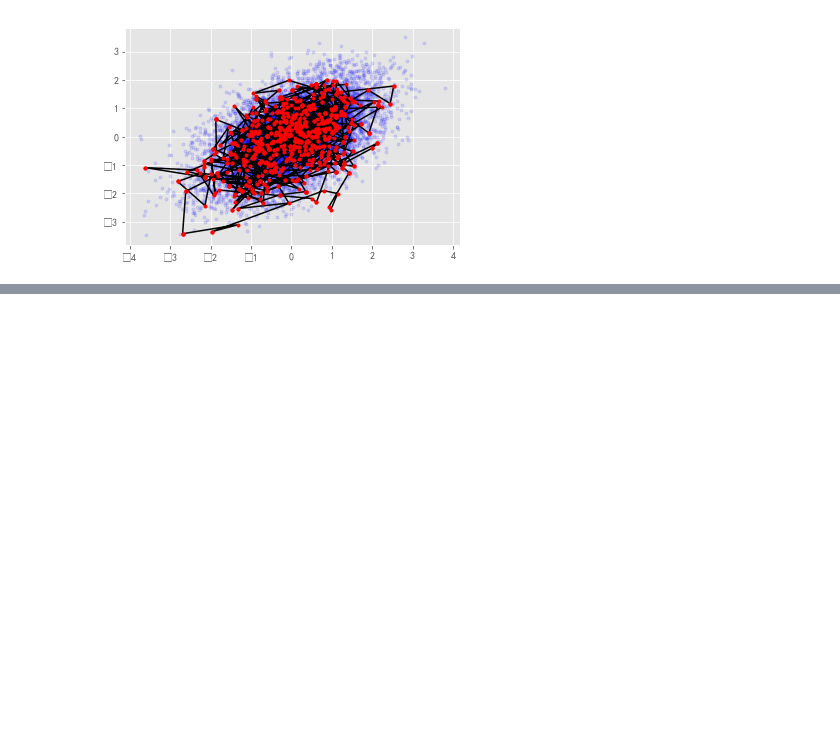
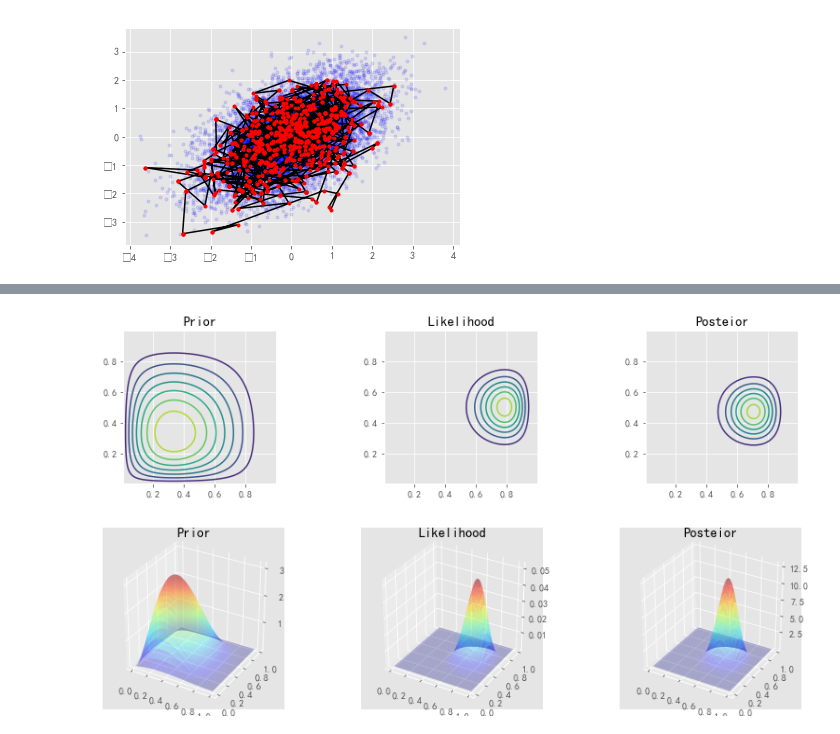
Before and after one commit to wzpfish/paper-note, a Jupyter notebook: notes/sampling/mcmc.ipynb, the cells around one changed output, grey strips where cells are left out. Drawn from its saved outputs; the diff is of its cells as text; code cells hidden in the pictures; blank space fills up the shorter version.

```diff
--- a/notes/sampling/mcmc.ipynb
+++ b/notes/sampling/mcmc.ipynb
@@ -271,0 +316,17 @@ plt.plot(xs, ys, '.r')
+# %%
+a = 2
+b = 3
+
+z1 = 11
+N1 = 14
+z2 = 7
+N2 = 14
+
+prior = st.beta(a, b).pdf(X) * st.beta(a, b).pdf(Y)
+likelihood = binom2(X, Y, z1, z2, N1, N2)
+posterior = st.beta(a + z1, b + N1 - z1).pdf(X) * st.beta(a + z2, b + N2 - z2).pdf(Y)
+make_plots(X, Y, prior, likelihood, posterior)
+make_plots(X, Y, prior, likelihood, posterior, projection='3d')
+# %% [output]
+[figure, added]
+[figure, added]
```
Also changed, not shown: parts of 12 cells of this notebook.
